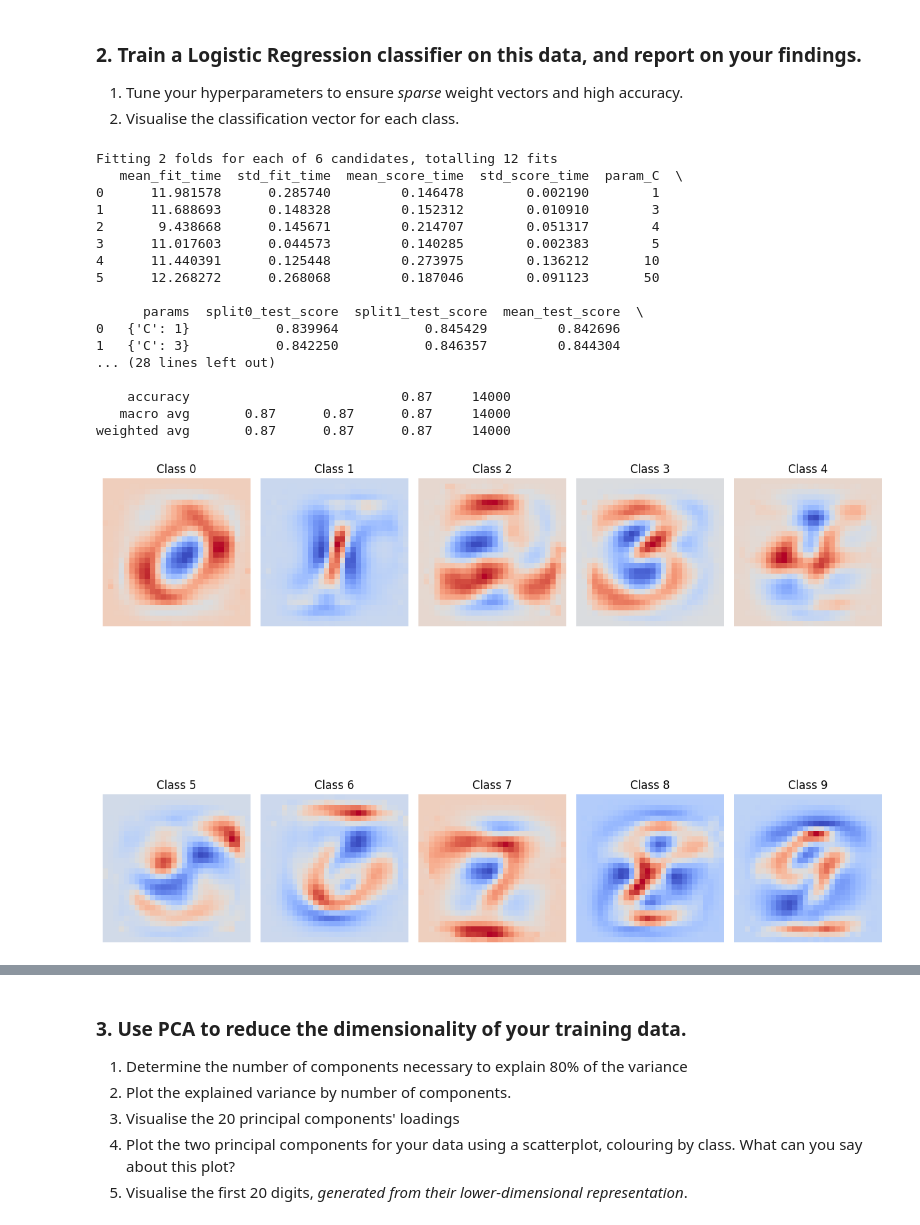
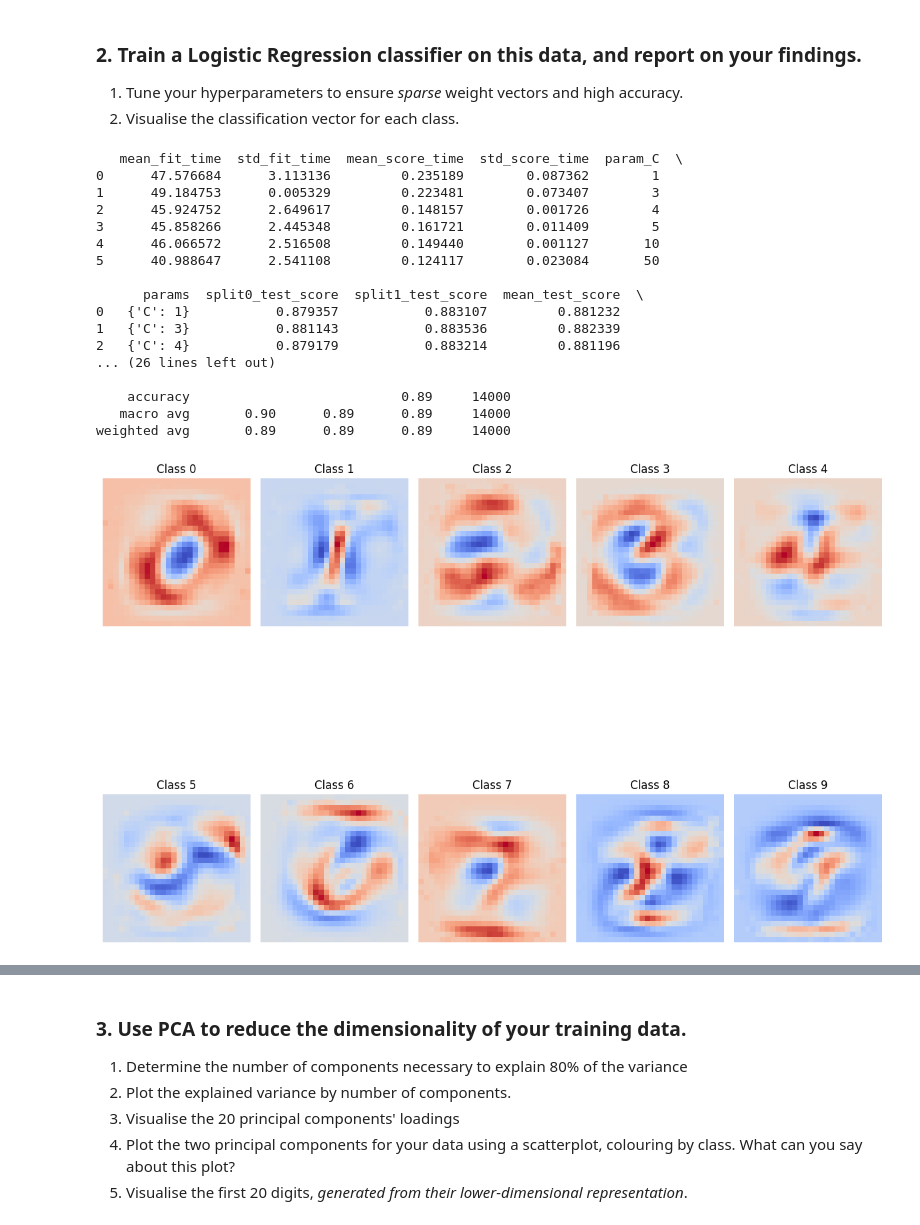
Before and after one commit to kenzfinn/csc1035_lecture_examples, a Jupyter notebook: Part2_Coursework.ipynb, the cells around one changed output, grey strips where cells are left out. Cells and saved outputs as stored; diff of their text form; code cells hidden in the pictures.

```diff
--- a/Part2_Coursework.ipynb
+++ b/Part2_Coursework.ipynb
@@ -56,59 +56,46 @@ from sklearn.linear_model import (
 X, y = fetch_openml(
     'mnist_784', version=1, return_X_y=True, parser='auto', as_frame=False
 )
 
 scaler = StandardScaler()
 XScale = scaler.fit_transform(X)
 X_train, X_test, y_train, y_test = train_test_split(XScale, y, test_size=0.2, random_state=42)
 
-log_reg = LogisticRegression(max_iter=1000, solver='saga', penalty='elasticnet', l1_ratio=0.1, tol= 0.5)
+log_reg = LogisticRegression(max_iter=1000, solver='saga', penalty='l1', tol= 0.05)
 #use saga
 
 
 param_grid = {'C': [1, 3, 4, 5, 10, 50]}
-grid_search = GridSearchCV(log_reg, param_grid, cv=2, n_jobs=-1, verbose=1)
+grid_search = GridSearchCV(log_reg, param_grid, cv=2, n_jobs=-1)
 grid_search.fit(X_train, y_train)
 results = pd.DataFrame(grid_search.cv_results_)
 print(results)
 best_model = grid_search.best_estimator_
 best_model.fit(X_train, y_train)
 print(best_model)
 y_pred = best_model.predict(X_test)
 
 accuracy = accuracy_score(y_test, y_pred)
 print(f"Test accuracy: {accuracy * 100:.2f}%")
 
 print("Classification Report:")
 print(classification_report(y_test, y_pred))
-
-# Step 7: Visualize the classification vector (coefficients) for each class
-coefficients = best_model.coef_
-
-# Plot the weight vector for each class (28x28 images)
-plt.figure(figsize=(12, 12))
-for i in range(10):
-    plt.subplot(2, 5, i+1)
-    plt.imshow(coefficients[i].reshape(28, 28), cmap='coolwarm', interpolation='nearest')
-    plt.title(f"Class {i}")
-    plt.axis('off')
-plt.tight_layout()
-plt.show()
 # %% [output]
-Fitting 2 folds for each of 6 candidates, totalling 12 fits
    mean_fit_time  std_fit_time  mean_score_time  std_score_time  param_C  \
-0      11.981578      0.285740         0.146478        0.002190        1
-1      11.688693      0.148328         0.152312        0.010910        3
-2       9.438668      0.145671         0.214707        0.051317        4
-3      11.017603      0.044573         0.140285        0.002383        5
-4      11.440391      0.125448         0.273975        0.136212       10
-5      12.268272      0.268068         0.187046        0.091123       50
+0      47.576684      3.113136         0.235189        0.087362        1
+1      49.184753      0.005329         0.223481        0.073407        3
+2      45.924752      2.649617         0.148157        0.001726        4
+3      45.858266      2.445348         0.161721        0.011409        5
+4      46.066572      2.516508         0.149440        0.001127       10
+5      40.988647      2.541108         0.124117        0.023084       50
 
       params  split0_test_score  split1_test_score  mean_test_score  \
-0   {'C': 1}           0.839964           0.845429         0.842696
-1   {'C': 3}           0.842250           0.846357         0.844304
-... (28 lines left out)
+0   {'C': 1}           0.879357           0.883107         0.881232
+1   {'C': 3}           0.881143           0.883536         0.882339
+2   {'C': 4}           0.879179           0.883214         0.881196
+... (26 lines left out)
 
-    accuracy                           0.87     14000
-   macro avg       0.87      0.87      0.87     14000
-weighted avg       0.87      0.87      0.87     14000
+    accuracy                           0.89     14000
+   macro avg       0.90      0.89      0.89     14000
+weighted avg       0.89      0.89      0.89     14000
-[figure, old version]
+[figure, new version]
```
Also changed, not shown: parts of 3 cells of this notebook.
